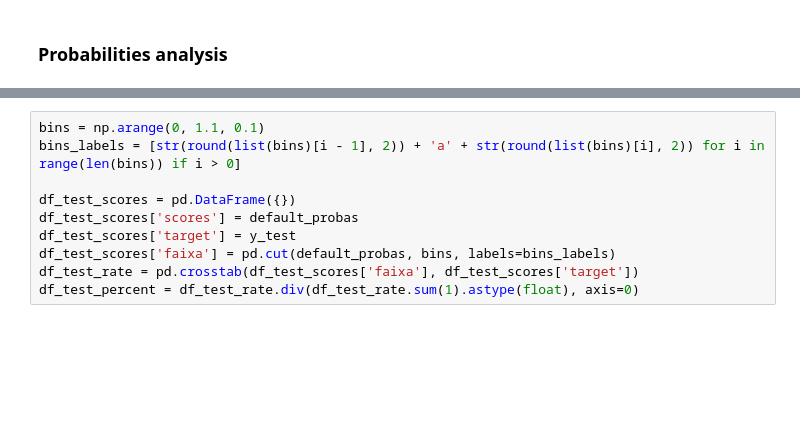
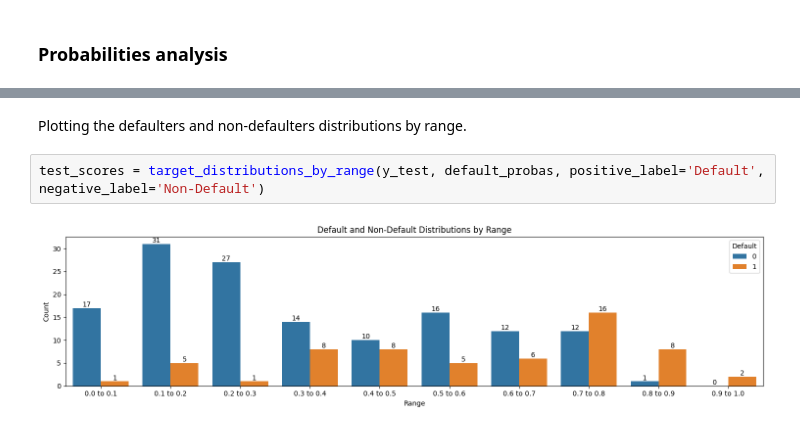
Before and after one commit to allmeidaapedro/Credit-Scoring-German-Bank, a Jupyter notebook: notebooks/2. Modelling.ipynb, the cells around one changed output, grey strips where cells are left out. Drawn from its saved outputs; the diff is of its cells as text; blank space fills up the shorter version.

```diff
--- a/notebooks/2. Modelling.ipynb
+++ b/notebooks/2. Modelling.ipynb
@@ -464,10 +461,6 @@ probability_distributions(default_probas, y_test, positive_label='Default', nega
-# %%
-bins = np.arange(0, 1.1, 0.1)
-bins_labels = [str(round(list(bins)[i - 1], 2)) + 'a' + str(round(list(bins)[i], 2)) for i in range(len(bins)) if i > 0]
-
-df_test_scores = pd.DataFrame({})
-df_test_scores['scores'] = default_probas
-df_test_scores['target'] = y_test
-df_test_scores['faixa'] = pd.cut(default_probas, bins, labels=bins_labels)
-df_test_rate = pd.crosstab(df_test_scores['faixa'], df_test_scores['target'])
-df_test_percent = df_test_rate.div(df_test_rate.sum(1).astype(float), axis=0)
+# %% [markdown]
+Plotting the defaulters and non-defaulters distributions by range.
+# %%
+test_scores = target_distributions_by_range(y_test, default_probas, positive_label='Default', negative_label='Non-Default')
+# %% [output]
+[figure, added]
```
Also changed, not shown: parts of 31 cells of this notebook, 1 other file.
